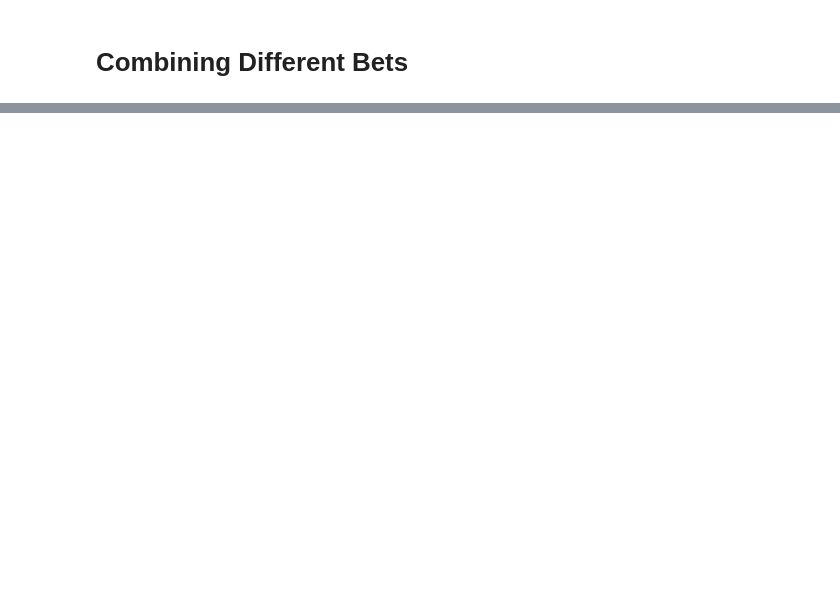
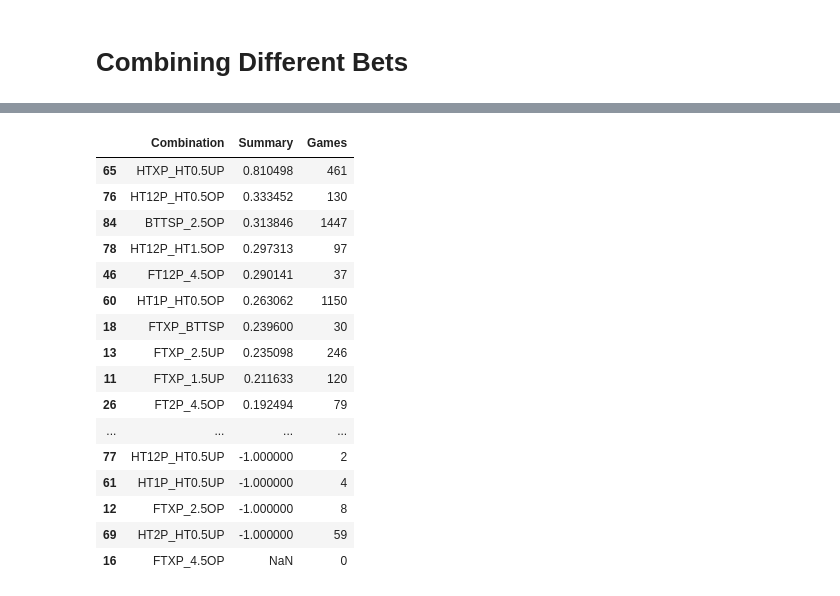
Before and after one commit to musayevf/Dixon_Coles_2025, a Jupyter notebook: Comparer.ipynb, the cells around one changed output, grey strips where cells are left out. Saved outputs shown, nothing was run; the diff lists cells and outputs as text; code cells hidden in the pictures; blank space fills up the shorter version.

```diff
--- a/Comparer.ipynb
+++ b/Comparer.ipynb
@@ -980,17 +980,2 @@ results_df
 # %% [markdown]
 # Combining Different Bets
-# %%
-# Define the list of base columns and multiplier columns
-base_columns = ['FT1_x', 'FTX_x', 'FT2_x']
-multiplier_columns = ['1.5O_x', '2.5O_x', 'df1_2.5U', '3.5U_x', '4.5U_x']
-
-# Nested loop: Iterate over each base column and multiplier column
-for base_column in base_columns:
-    for multiplier in multiplier_columns:
-        # Create a new column name dynamically
-        new_column = f"{base_column}/{multiplier.split('_')[1]}"
-
-        # Perform the calculation and assign it to the new column
-        final_df_unique[new_column] = round(final_df_unique[base_column] * final_df_unique[multiplier] / 100, 2)
-
-final_df_unique.tail()
@@ -998,0 +982,80 @@ KeyError: 'df1_2.5U'
+# %%
+# Define the list of base columns and multiplier columns
+ft_result_columns = ['FT1P', 'FTXP', 'FT2P', 'FT1XP', 'FT12P', 'FTX2P']
+ft_goals_columns = ['1.5OP', '1.5UP', '2.5OP', '2.5UP', '3.5OP', '3.5UP', '4.5OP', '4.5UP', 'BTTSP', 'OTTSP']
+ht_result_columns = ['HT1P', 'HTXP', 'HT2P', 'HT1XP', 'HT12P', 'HTX2P']
+ht_goals_columns = ['HT0.5OP', 'HT0.5UP', 'HT1.5OP','HT1.5UP']
+
+# List to store summary information for each new column.
+summary_list = []
+
+# Multiply each FT result column with each FT goals column.
+for ft_result in ft_result_columns:
+    for ft_goal in ft_goals_columns:
+        new_col = f"{ft_result}_{ft_goal}"  # e.g., "FT1P_1.5OP"
+        # Multiply only if both factors are >= 0; otherwise assign -1.
+        final_df_unique[new_col] = np.where(
+            (final_df_unique[ft_result] >= 0) & (final_df_unique[ft_goal] >= 0),
+            final_df_unique[ft_result] * final_df_unique[ft_goal],
+            -1
+        )
+        # Select only valid (>= 0) product values.
+        valid_values = final_df_unique.loc[final_df_unique[new_col] >= 0, new_col]
+        count_valid = len(valid_values)
+        summary_value = (valid_values.sum() - count_valid) / count_valid if count_valid > 0 else np.nan
+        summary_list.append({'Combination': new_col, 'Summary': summary_value, 'Games': count_valid})
+        # Add a new column to store the count of valid games.
+        final_df_unique[f"{new_col}_games"] = count_valid
+
+# Multiply each HT result column with each HT goals column.
+for ht_result in ht_result_columns:
+    for ht_goal in ht_goals_columns:
+        new_col = f"{ht_result}_{ht_goal}"  # e.g., "HT1P_HT0.5OP"
+        final_df_unique[new_col] = np.where(
+            (final_df_unique[ht_result] >= 0) & (final_df_unique[ht_goal] >= 0),
+            final_df_unique[ht_result] * final_df_unique[ht_goal],
+            -1
+        )
+        valid_values = final_df_unique.loc[final_df_unique[new_col] >= 0, new_col]
+        count_valid = len(valid_values)
+        summary_value = (valid_values.sum() - count_valid) / count_valid if count_valid > 0 else np.nan
+        summary_list.append({'Combination': new_col, 'Summary': summary_value, 'Games': count_valid})
+        final_df_unique[f"{new_col}_games"] = count_valid
+
+# Extra combinations: BTTSP with 2.5OP and BTTSP with 4.5UP.
+extra_combinations = [("BTTSP_2.5OP", "2.5OP"), ("BTTSP_4.5UP", "4.5UP")]
+
+for new_col, other_col in extra_combinations:
+    final_df_unique[new_col] = np.where(
+        (final_df_unique["BTTSP"] >= 0) & (final_df_unique[other_col] >= 0),
+        final_df_unique["BTTSP"] * final_df_unique[other_col],
+        -1
+    )
+    valid_values = final_df_unique.loc[final_df_unique[new_col] >= 0, new_col]
+    count_valid = len(valid_values)
+    summary_value = (valid_values.sum() - count_valid) / count_valid if count_valid > 0 else np.nan
+    summary_list.append({'Combination': new_col, 'Summary': summary_value, 'Games': count_valid})
+    final_df_unique[f"{new_col}_games"] = count_valid
+
+# Create a summary DataFrame to display the summary values and game counts.
+summary_df = pd.DataFrame(summary_list)
+summary_df = summary_df.sort_values(by="Summary", ascending=False)
+summary_df
+# %% [output]
+|  | Combination | Summary | Games |
+| 65 | HTXP_HT0.5UP | 0.810498 | 461 |
+| 76 | HT12P_HT0.5OP | 0.333452 | 130 |
+| 84 | BTTSP_2.5OP | 0.313846 | 1447 |
+| 78 | HT12P_HT1.5OP | 0.297313 | 97 |
+| 46 | FT12P_4.5OP | 0.290141 | 37 |
+| 60 | HT1P_HT0.5OP | 0.263062 | 1150 |
+| 18 | FTXP_BTTSP | 0.239600 | 30 |
+| 13 | FTXP_2.5UP | 0.235098 | 246 |
+| 11 | FTXP_1.5UP | 0.211633 | 120 |
+| 26 | FT2P_4.5OP | 0.192494 | 79 |
+| ... | ... | ... | ... |
+| 77 | HT12P_HT0.5UP | -1.000000 | 2 |
+| 61 | HT1P_HT0.5UP | -1.000000 | 4 |
+| 12 | FTXP_2.5OP | -1.000000 | 8 |
+| 69 | HT2P_HT0.5UP | -1.000000 | 59 |
+| 16 | FTXP_4.5OP | NaN | 0 |
```
Also changed, not shown: parts of 13 cells of this notebook, 12 other files.
